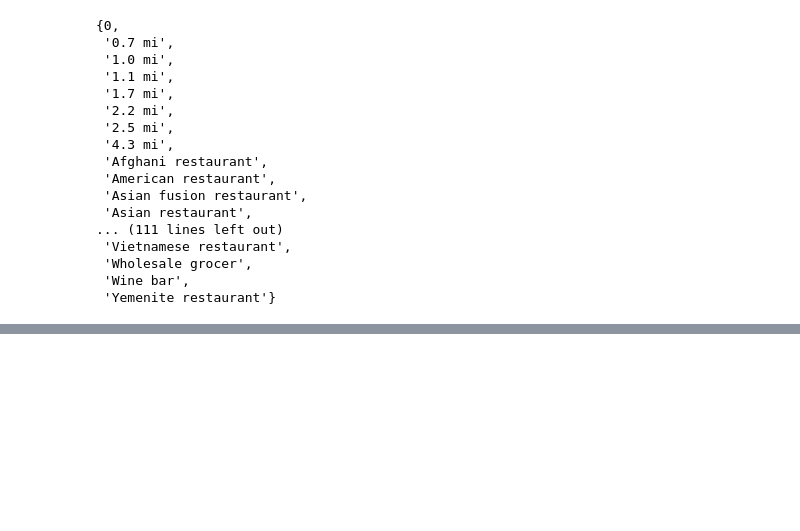
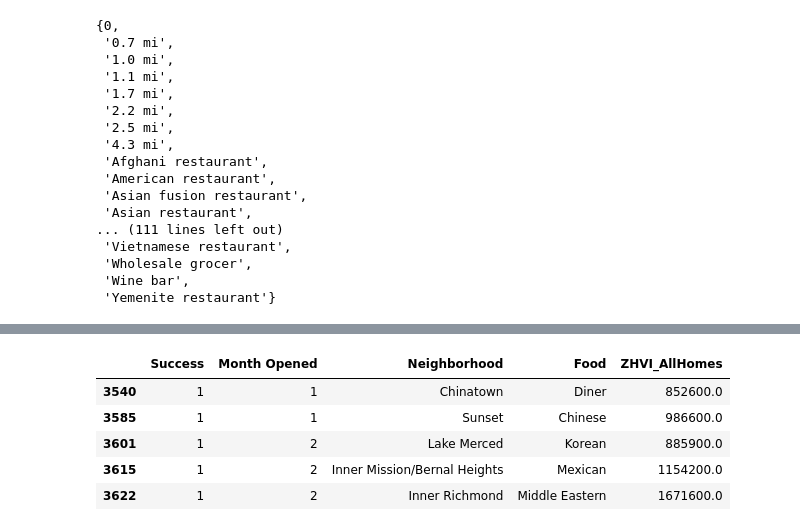
Before and after one commit to geneveeves/Metis_Project3, a Jupyter notebook: Project3/Project3_GoogleData.ipynb, the cells around one changed output, grey strips where cells are left out. Saved outputs shown, nothing was run; the diff lists cells and outputs as text; code cells hidden in the pictures; blank space fills up the shorter version.

```diff
--- a/Project3/Project3_GoogleData.ipynb
+++ b/Project3/Project3_GoogleData.ipynb
@@ -194,0 +616,11 @@ set(restaurant_info['Food'])
+# %%
+restaurants_clean = restaurants_cleaner[['Success', 'Month Opened', 'Neighborhood', 'Food', 'ZHVI_AllHomes']]
+# %%
+restaurants_clean.head()
+# %% [output]
+|  | Success | Month Opened | Neighborhood | Food | ZHVI_AllHomes |
+| 3540 | 1 | 1 | Chinatown | Diner | 852600.0 |
+| 3585 | 1 | 1 | Sunset | Chinese | 986600.0 |
+| 3601 | 1 | 2 | Lake Merced | Korean | 885900.0 |
+| 3615 | 1 | 2 | Inner Mission/Bernal Heights | Mexican | 1154200.0 |
+| 3622 | 1 | 2 | Inner Richmond | Middle Eastern | 1671600.0 |
```
Also changed, not shown: parts of 30 cells of this notebook, 4 other files.
